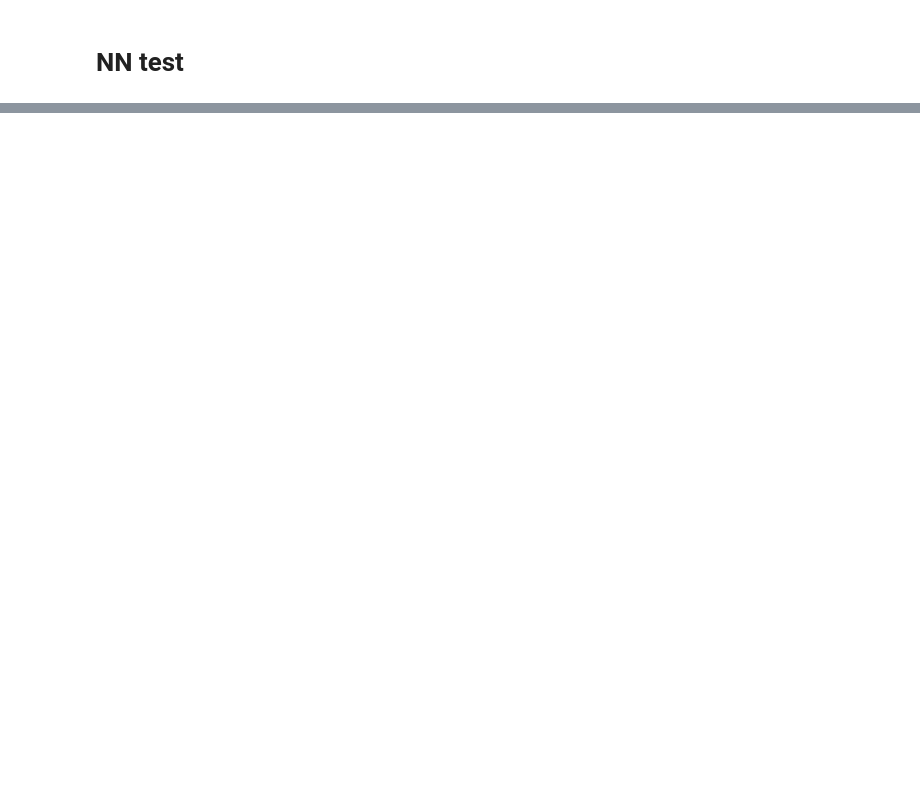
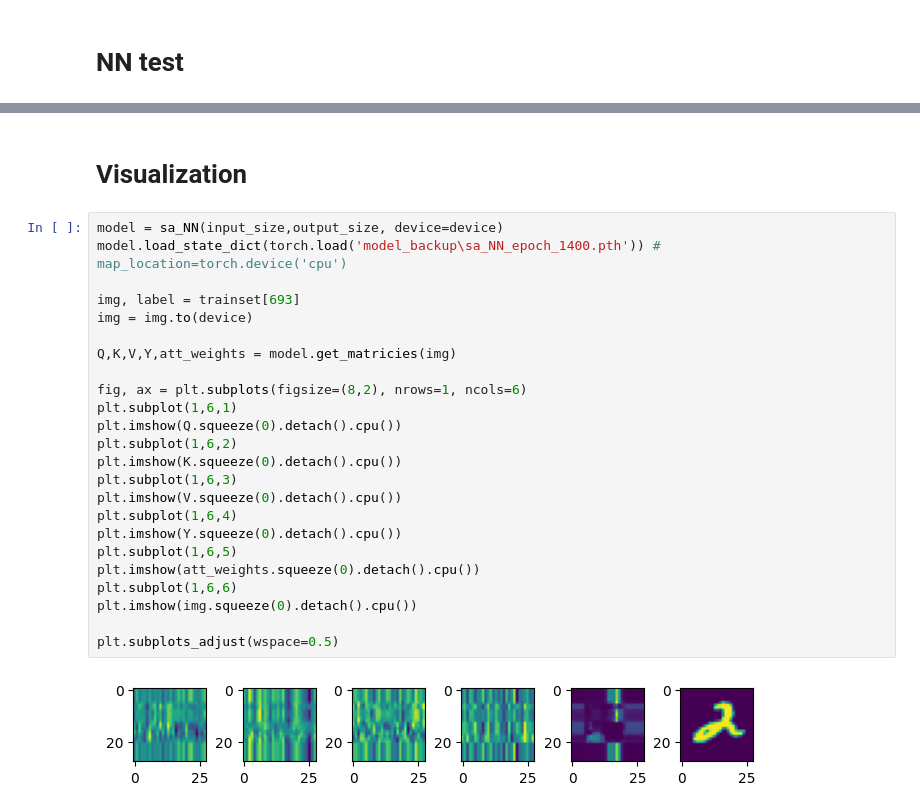
Before and after one commit to krivalcevich-egor/Recognize-Handwritten-Digits, a Jupyter notebook: src/python scripts/self_attention_model.ipynb, the cells around one changed output, grey strips where cells are left out. Cells and saved outputs as stored; diff of their text form; blank space fills up the shorter version.

```diff
--- a/src/python scripts/self_attention_model.ipynb
+++ b/src/python scripts/self_attention_model.ipynb
@@ -270,0 +284,28 @@ Accuracy =  0.918
+# %% [markdown]
+# Visualization
+# %%
+model = sa_NN(input_size,output_size, device=device)
+model.load_state_dict(torch.load('model_backup\sa_NN_epoch_1400.pth')) # map_location=torch.device('cpu')
+
+img, label = trainset[693]
+img = img.to(device)
+
+Q,K,V,Y,att_weights = model.get_matricies(img)
+
+fig, ax = plt.subplots(figsize=(8,2), nrows=1, ncols=6)
+plt.subplot(1,6,1)
+plt.imshow(Q.squeeze(0).detach().cpu())
+plt.subplot(1,6,2)
+plt.imshow(K.squeeze(0).detach().cpu())
+plt.subplot(1,6,3)
+plt.imshow(V.squeeze(0).detach().cpu())
+plt.subplot(1,6,4)
+plt.imshow(Y.squeeze(0).detach().cpu())
+plt.subplot(1,6,5)
+plt.imshow(att_weights.squeeze(0).detach().cpu())
+plt.subplot(1,6,6)
+plt.imshow(img.squeeze(0).detach().cpu())
+
+plt.subplots_adjust(wspace=0.5)
+# %% [output]
+[figure, added]
```
Also changed, not shown: parts of 6 cells of this notebook, 6 other files.
